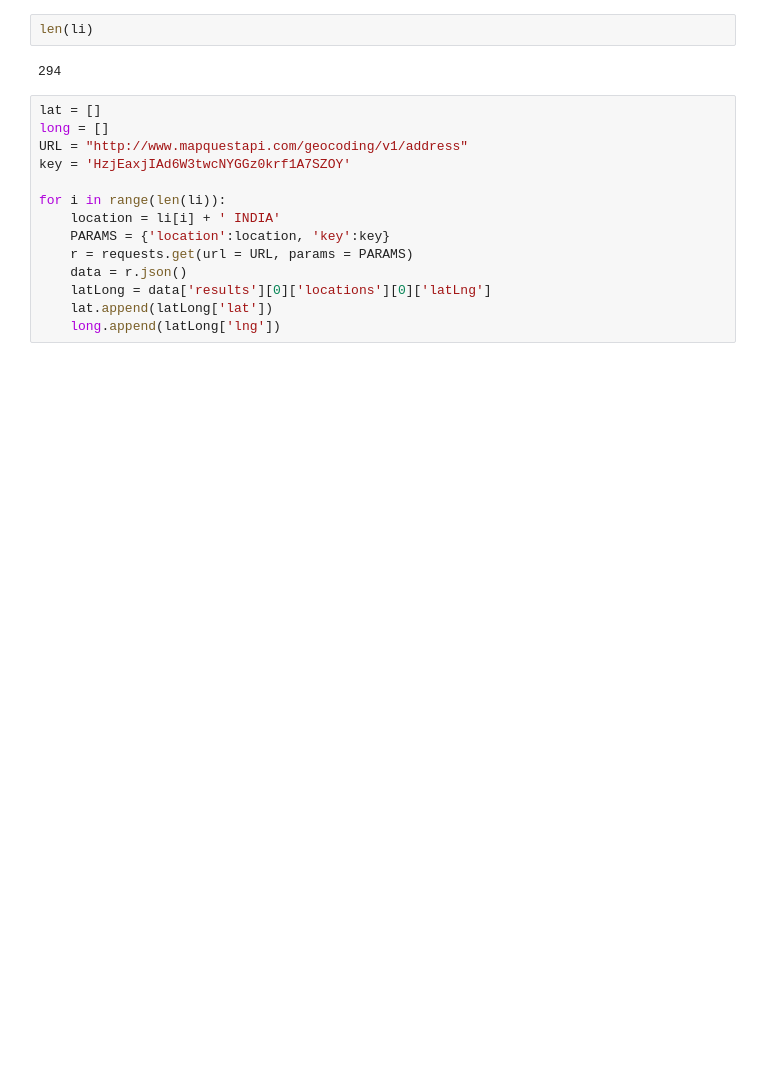
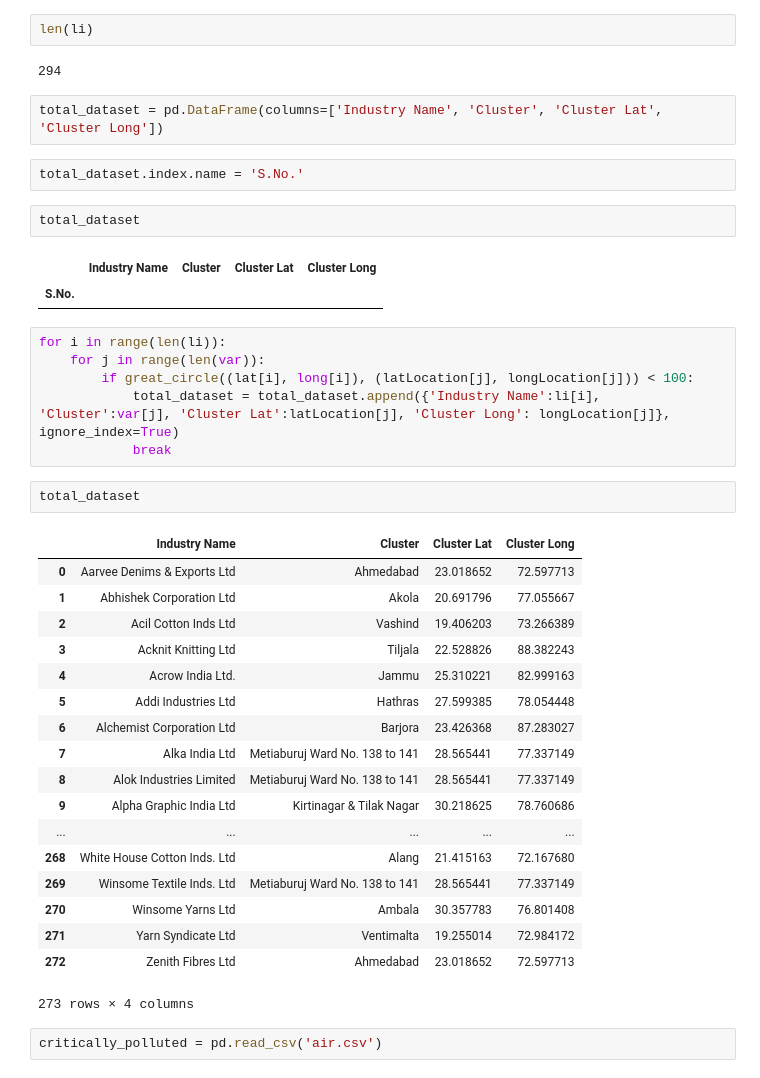
Before and after one commit to ankushgarg1998/sih, a Jupyter notebook: kernels/TextileIndustries.ipynb, the cells around one changed output. Cells and saved outputs as stored; diff of their text form; blank space fills up the shorter version.

Commit message:
creating total_dataset

```diff
--- a/kernels/TextileIndustries.ipynb
+++ b/kernels/TextileIndustries.ipynb
@@ -24,17 +135,41 @@ del li[294]
 len(li)
 # %% [output]
 294
-# %%
-lat = []
-long = []
-URL = "http://www.mapquestapi.com/geocoding/v1/address"
-key = 'HzjEaxjIAd6W3twcNYGGz0krf1A7SZOY'
-
-for i in range(len(li)):
-    location = li[i] + ' INDIA'
-    PARAMS = {'location':location, 'key':key}
-    r = requests.get(url = URL, params = PARAMS)
-    data = r.json()
-    latLong = data['results'][0]['locations'][0]['latLng']
-    lat.append(latLong['lat'])
-    long.append(latLong['lng'])
+# %%
+total_dataset = pd.DataFrame(columns=['Industry Name', 'Cluster', 'Cluster Lat', 'Cluster Long'])
+# %%
+total_dataset.index.name = 'S.No.'
+# %%
+total_dataset
+# %% [output]
+|  | Industry Name | Cluster | Cluster Lat | Cluster Long |
+| S.No. |  |  |  |  |
+# %%
+for i in range(len(li)):
+    for j in range(len(var)):
+        if great_circle((lat[i], long[i]), (latLocation[j], longLocation[j])) < 100:
+            total_dataset = total_dataset.append({'Industry Name':li[i], 'Cluster':var[j], 'Cluster Lat':latLocation[j], 'Cluster Long': longLocation[j]}, ignore_index=True)
+            break
+# %%
+total_dataset
+# %% [output]
+|  | Industry Name | Cluster | Cluster Lat | Cluster Long |
+| 0 | Aarvee Denims & Exports Ltd | Ahmedabad | 23.018652 | 72.597713 |
+| 1 | Abhishek Corporation Ltd | Akola | 20.691796 | 77.055667 |
+| 2 | Acil Cotton Inds Ltd | Vashind | 19.406203 | 73.266389 |
+| 3 | Acknit Knitting Ltd | Tiljala | 22.528826 | 88.382243 |
+| 4 | Acrow India Ltd. | Jammu | 25.310221 | 82.999163 |
+| 5 | Addi Industries Ltd | Hathras | 27.599385 | 78.054448 |
+| 6 | Alchemist Corporation Ltd | Barjora | 23.426368 | 87.283027 |
+| 7 | Alka India Ltd | Metiaburuj Ward No. 138 to 141 | 28.565441 | 77.337149 |
+| 8 | Alok Industries Limited | Metiaburuj Ward No. 138 to 141 | 28.565441 | 77.337149 |
+| 9 | Alpha Graphic India Ltd | Kirtinagar & Tilak Nagar | 30.218625 | 78.760686 |
+| ... | ... | ... | ... | ... |
+| 268 | White House Cotton Inds. Ltd | Alang | 21.415163 | 72.167680 |
+| 269 | Winsome Textile Inds. Ltd | Metiaburuj Ward No. 138 to 141 | 28.565441 | 77.337149 |
+| 270 | Winsome Yarns Ltd | Ambala | 30.357783 | 76.801408 |
+| 271 | Yarn Syndicate Ltd | Ventimalta | 19.255014 | 72.984172 |
+| 272 | Zenith Fibres Ltd | Ahmedabad | 23.018652 | 72.597713 |
+273 rows × 4 columns
+# %%
+critically_polluted = pd.read_csv('air.csv')
```
Also changed, not shown: parts of 30 cells of this notebook.
